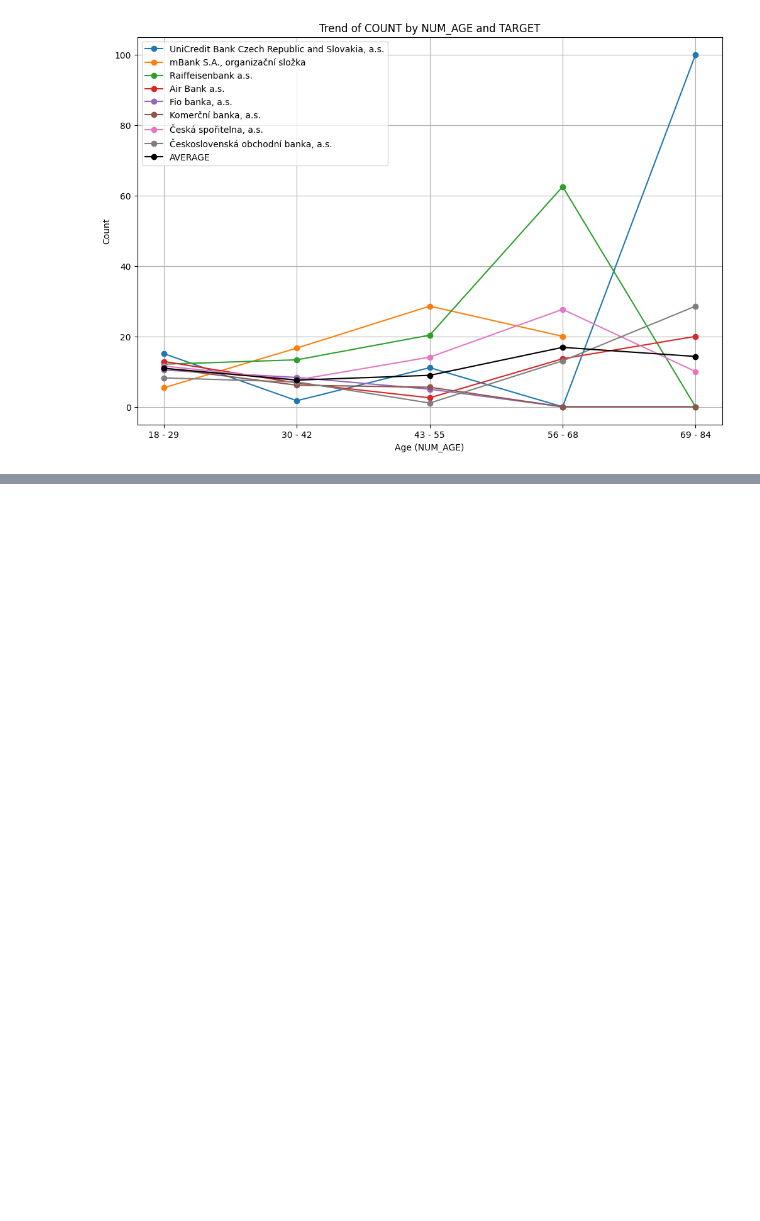
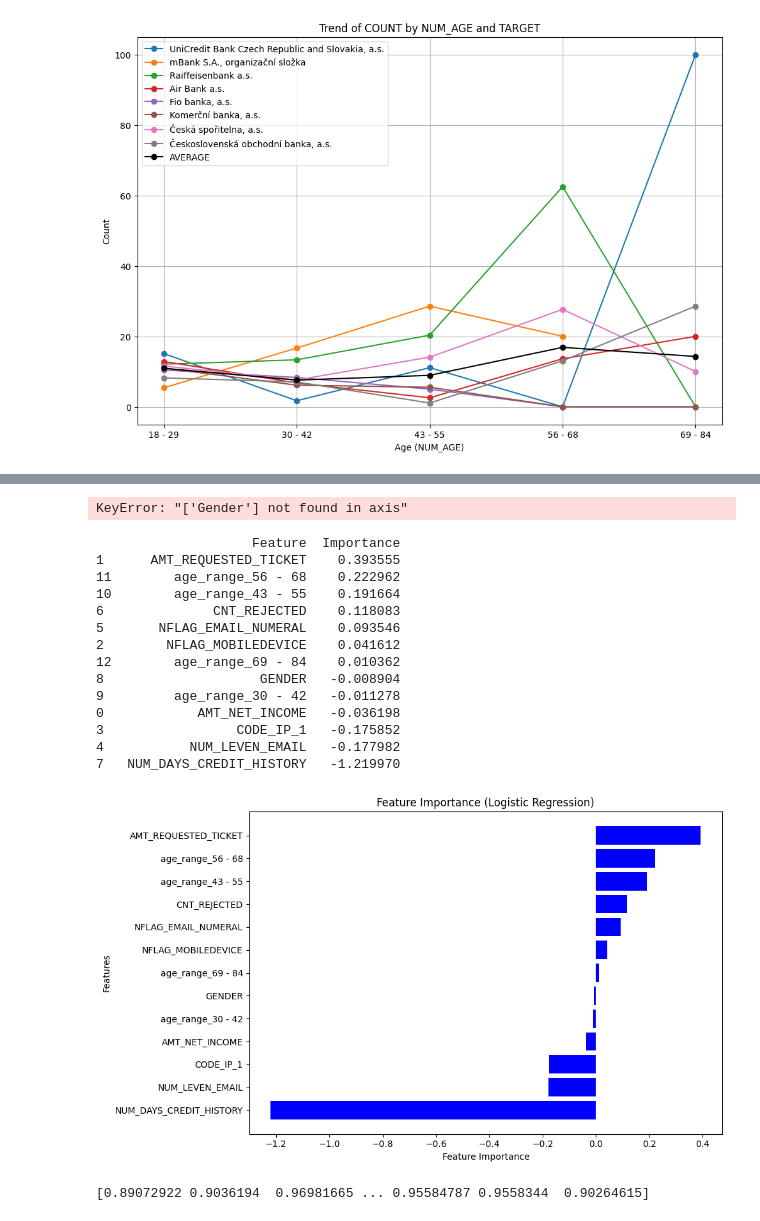
Before and after one commit to swanenko/cash-loan-analysis, a Jupyter notebook: analysis.ipynb, the cells around one changed output, grey strips where cells are left out. Saved outputs shown, nothing was run; the diff lists cells and outputs as text; code cells hidden in the pictures; blank space fills up the shorter version.

```diff
--- a/analysis.ipynb
+++ b/analysis.ipynb
@@ -393,0 +448,75 @@ plt.show()
+# %%
+model_df = df
+model_df['GENDER'] = model_df['TEXT_GENDER'].map({'Muž': 0, 'Žena': 1})
+
+# https://www.ceskaposta.cz/ke-stazeni/zakaznicke-vystupy
+
+post_codes = pd.read_csv("pcs.csv", encoding='iso8859-2')
+post_codes.rename(columns={'PSC': 'CODE_ZIP'}, inplace=True)
+
+model_df = model_df.merge(post_codes[['CODE_ZIP', 'NAZOKRESU']], on='CODE_ZIP', how='left')
+model_df = model_df.drop(columns=['Gender'])
+
+print(model_df)
+# model_df['CODE_ZIP']
+# %% [output]
+KeyError: "['Gender'] not found in axis"
+# %%
+regression = model_df
+X = regression.drop(columns=['TARGET', 'TEXT_BANK', 'NUM_AGE', 'CODE_ZIP', 'TEXT_GENDER', 'NAZOKRESU'])  # Drop target column
+y = regression['TARGET']
+
+# Handle categorical variables (if any)
+X = pd.get_dummies(X, drop_first=True)
+
+# Split the data into training and testing sets
+X_train, X_test, y_train, y_test = train_test_split(X, y, test_size=0.2, random_state=42)
+
+# Standardize features for Logistic Regression
+scaler = StandardScaler()
+X_train_scaled = scaler.fit_transform(X_train)
+X_test_scaled = scaler.transform(X_test)
+
+# Fit Logistic Regression
+model = LogisticRegression()
+model.fit(X_train_scaled, y_train)
+
+# Get feature importance (coefficients)
+feature_importance = pd.DataFrame({
+    'Feature': X.columns,
+    'Importance': model.coef_[0]
+}).sort_values(by='Importance', ascending=False)
+
+print(feature_importance)
+feature_importance.to_csv("feature_importance.csv")
+# Plot feature importance
+plt.figure(figsize=(10, 6))
+plt.barh(feature_importance['Feature'], feature_importance['Importance'], color='blue')
+plt.xlabel('Feature Importance')
+plt.ylabel('Features')
+plt.title('Feature Importance (Logistic Regression)')
+plt.gca().invert_yaxis()  # Reverse order for better readability
+plt.tight_layout()
+plt.show()
+# %% [output]
+                    Feature  Importance
+1      AMT_REQUESTED_TICKET    0.393555
+11        age_range_56 - 68    0.222962
+10        age_range_43 - 55    0.191664
+6              CNT_REJECTED    0.118083
+5       NFLAG_EMAIL_NUMERAL    0.093546
+2        NFLAG_MOBILEDEVICE    0.041612
+12        age_range_69 - 84    0.010362
+8                    GENDER   -0.008904
+9         age_range_30 - 42   -0.011278
+0            AMT_NET_INCOME   -0.036198
+3                 CODE_IP_1   -0.175852
+4           NUM_LEVEN_EMAIL   -0.177982
+7   NUM_DAYS_CREDIT_HISTORY   -1.219970
+[figure, added]
+# %%
+pred_test = model.predict(X_test_scaled)
+pred =  1 - model.predict_proba(X_test_scaled)[:,1]
+print(pred)
+# %% [output]
+[0.89072922 0.9036194  0.96981665 ... 0.95584787 0.9558344  0.90264615]
```
Also changed, not shown: parts of 13 cells of this notebook, 5 other files.
